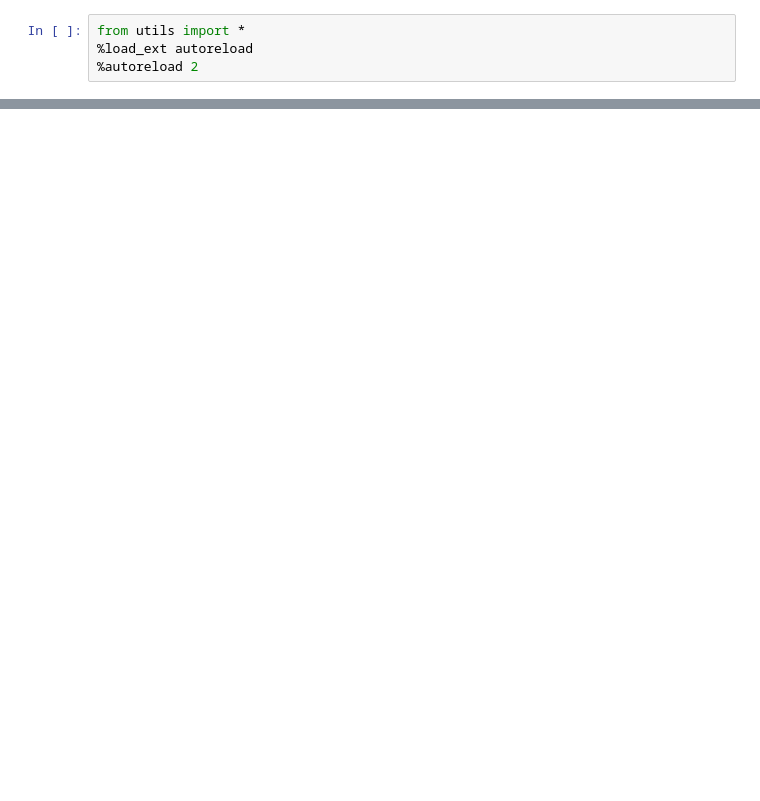
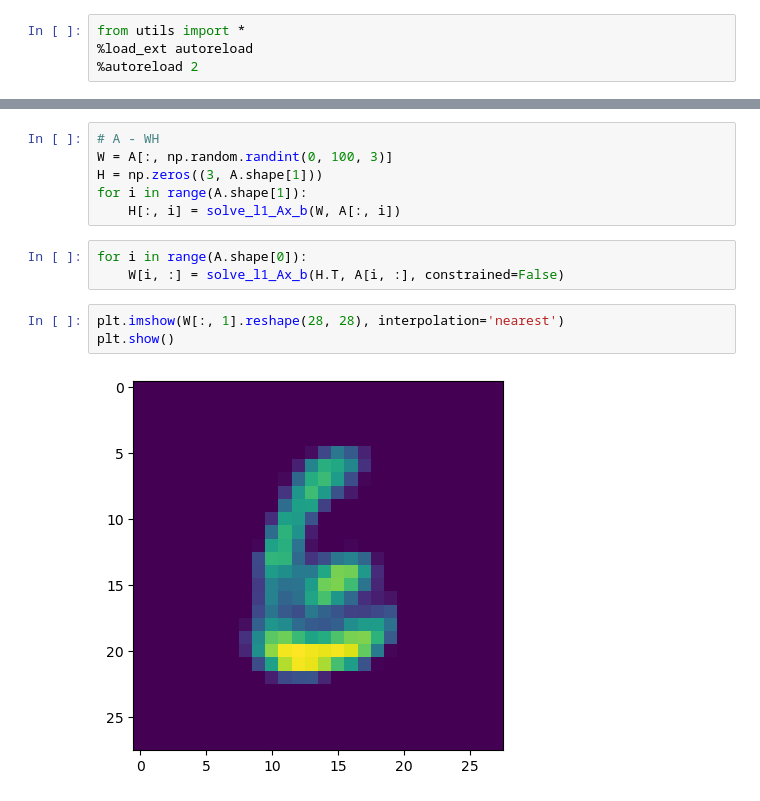
Before and after one commit to YuntianW/ECE236A, a Jupyter notebook: Task2_Demo.ipynb, the cells around one changed output, grey strips where cells are left out. Cells and saved outputs as stored; diff of their text form; blank space fills up the shorter version.

```diff
--- a/Task2_Demo.ipynb
+++ b/Task2_Demo.ipynb
@@ -43,0 +63,14 @@ set(y)
+# %%
+# A - WH
+W = A[:, np.random.randint(0, 100, 3)]
+H = np.zeros((3, A.shape[1]))
+for i in range(A.shape[1]):
+    H[:, i] = solve_l1_Ax_b(W, A[:, i])
+# %%
+for i in range(A.shape[0]):
+    W[i, :] = solve_l1_Ax_b(H.T, A[i, :], constrained=False)
+# %%
+plt.imshow(W[:, 1].reshape(28, 28), interpolation='nearest')
+plt.show()
+# %% [output]
+[figure, added]
```
Also changed, not shown: parts of 14 cells of this notebook, 1 other file.
